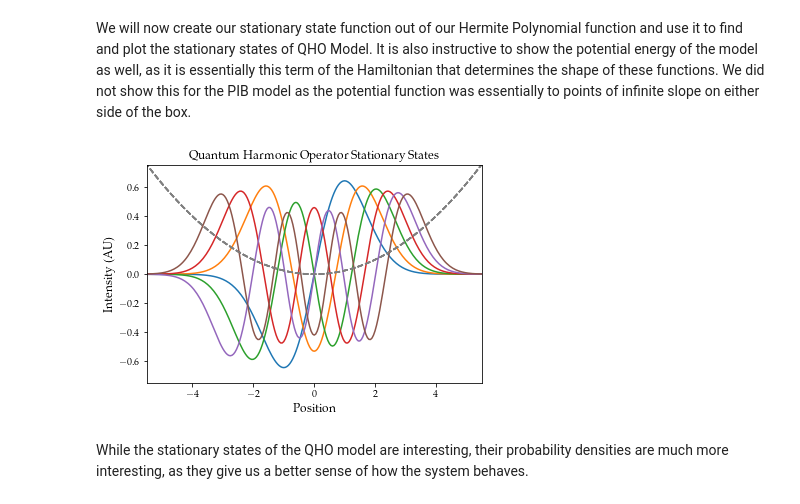
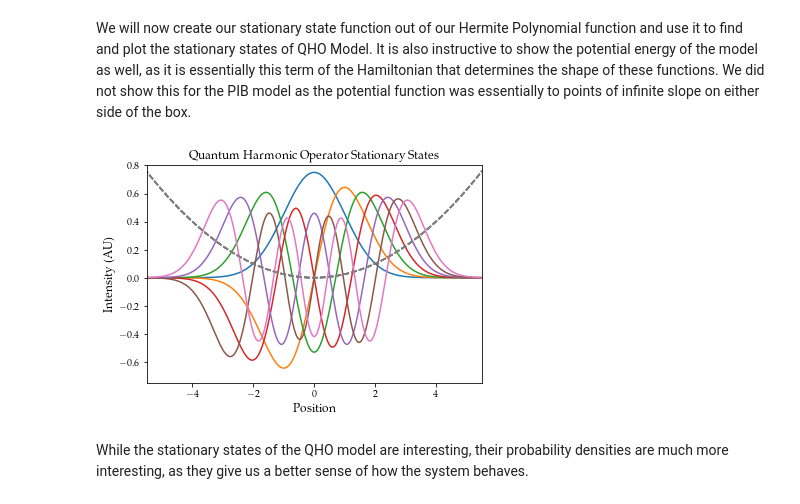
Before and after one commit to jmsieffer/ChemPhysicsMisc, a Jupyter notebook: ChemPhysicsMisc/QuantumModels/QMModels/QMModels.ipynb, the cells around one changed output. Drawn from its saved outputs; the diff is of its cells as text; code cells hidden in the pictures.

```diff
--- a/ChemPhysicsMisc/QuantumModels/QMModels/QMModels.ipynb
+++ b/ChemPhysicsMisc/QuantumModels/QMModels/QMModels.ipynb
@@ -176,36 +176,36 @@ We will now create our stationary state function out of our Hermite Polynomial f
 #Define our hermite polynomial (Thanks to https://chem.libretexts.org/Ancillary_Materials/Interactive_Applications/Jupyter_Notebooks/Quantum_Harmonic_Oscillators_-_Plotting_Eigenstates_(Python_Notebook))
 
 def Hermite(x,n): #Hermite polynomial as a function of position and principle quantum number
     HermArgument = np.sqrt((mQHO*kQHO)/hbar)*x
     HermCoefficients = np.zeros(n+1)
     HermCoefficients[n] = 1
     return Herm.hermval(HermArgument,HermCoefficients)
 
 def QHOStationary(n): #Our wavefunction, which as a QHO model can take all >= 0
     NormQHO = 1/(np.sqrt(2**n*np.math.factorial(n)))
     MidStationary = ((mQHO*omega)/(np.pi * hbar ))**(1/4) * np.exp((-mQHO*omega*xQHO**2)/(2*hbar))
     return  NormQHO * MidStationary * Hermite(xQHO,n)
 
 def QHO_Potential(x): #Potential Energy of the well
     return (0.5 * (mQHO*omega**2*xQHO**2)) * 0.05
 
 #Plotting the first 7 stationary states of the QHO model
 fig = plt.subplots() #Plot of Probability Energy Distribution for PIB
-for j in range(1, max(nQHO+1)):
+for j in range(0, max(nQHO+1)):
     plt.plot(xQHO,QHOStationary(j))
     plt.plot(xQHO,QHO_Potential(xQHO),'--', color = 'grey')
     plt.xlim(-5.5,5.5)
-    plt.ylim(-.75,.75)
+    plt.ylim(-.75,.8)
 
     matplotlib.rcParams['font.serif'] = 'Palatino'
     matplotlib.rcParams['font.family'] = 'serif'
 
     #plt.legend(loc = 'upper right')
     plt.title('Quantum Harmonic Operator Stationary States')
     plt.xlabel('Position', fontsize = '12')
     plt.ylabel('Intensity (AU)', fontsize = '12')
 # %% [output]
-[figure, old version]
+[figure, new version]
 # %% [markdown]
 While the stationary states of the QHO model are interesting, their probability densities are much more interesting, as they give us a better sense of how the system behaves.
 # %%
```
Also changed, not shown: parts of 6 cells of this notebook.
